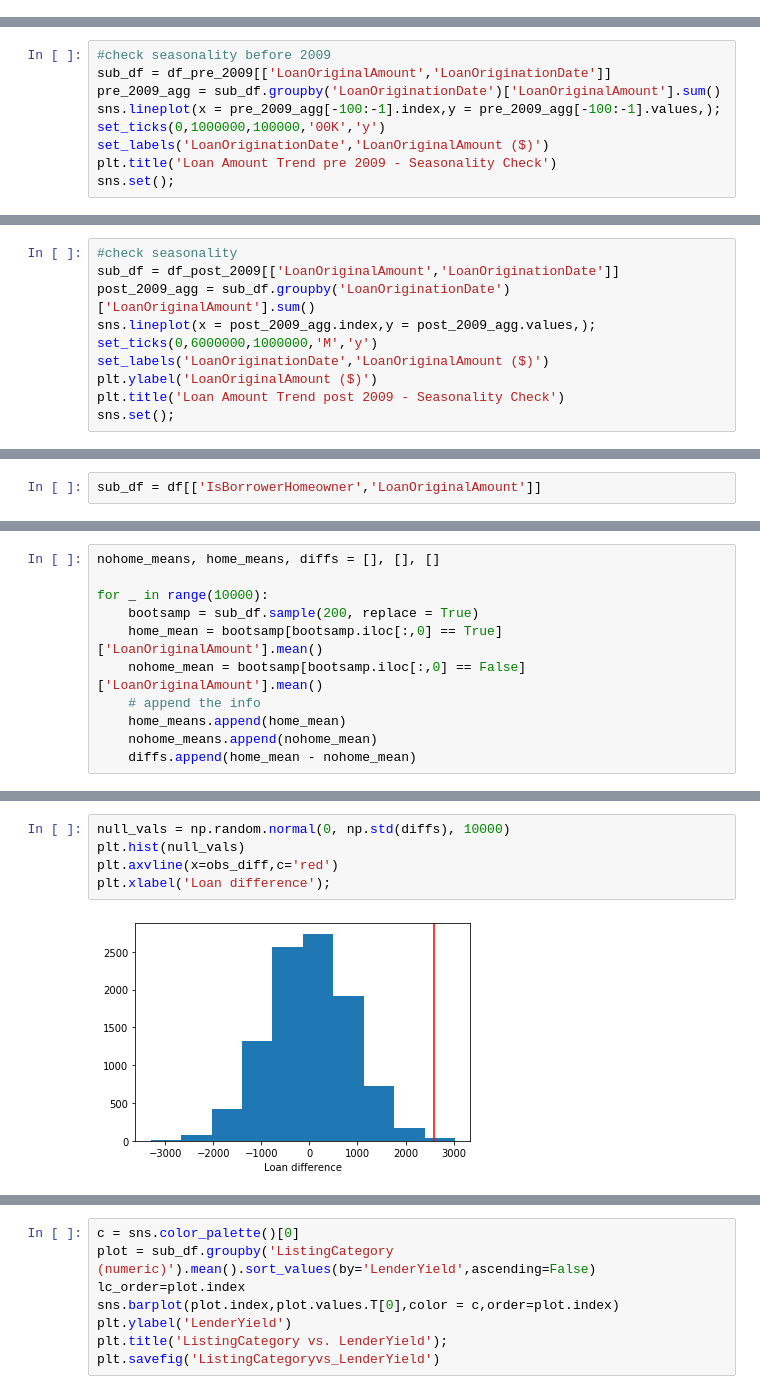
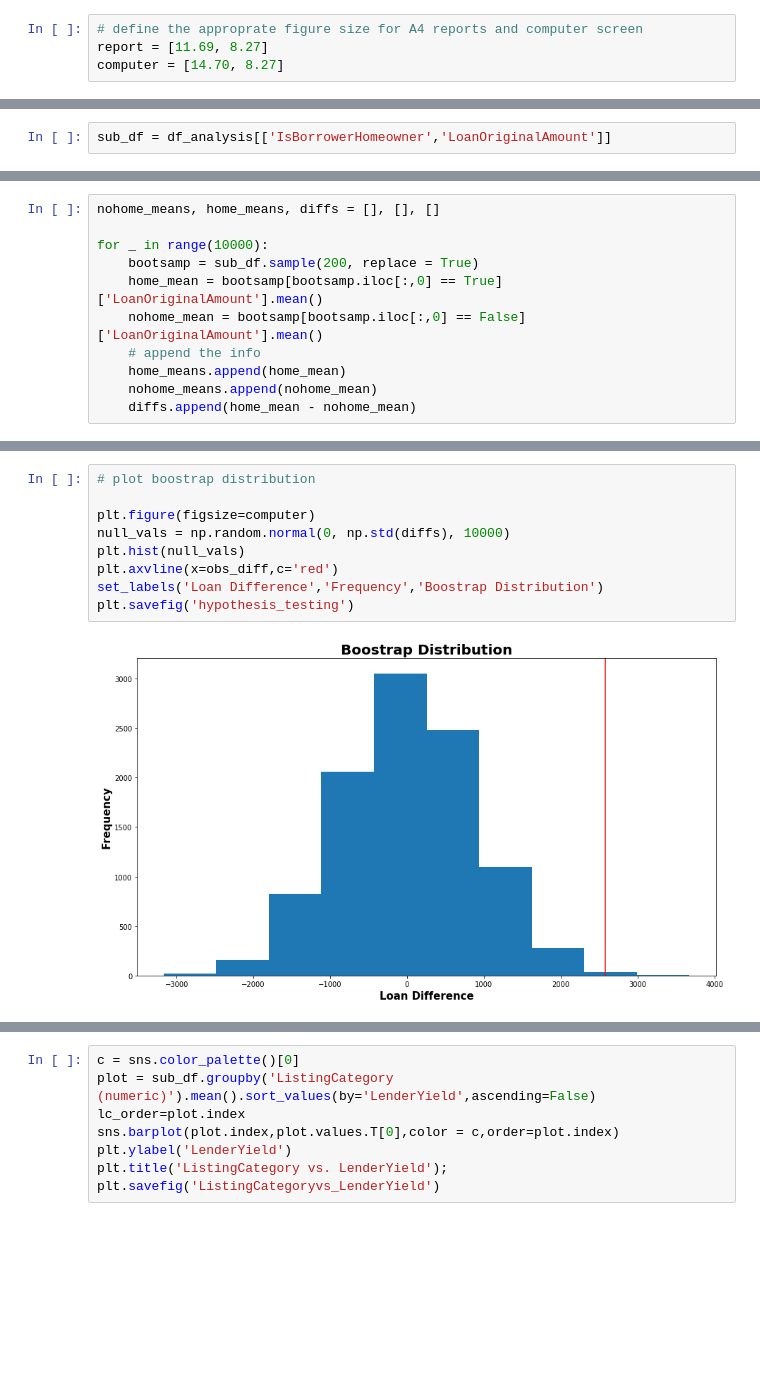
Before and after one commit to Jinning-beep/Udacity_data_analyst_projects, a Jupyter notebook: Project 5/exploratory_act.ipynb, the cells around one changed output, grey strips where cells are left out. Saved outputs shown, nothing was run; the diff lists cells and outputs as text; blank space fills up the shorter version.

```diff
--- a/Project 5/exploratory_act.ipynb
+++ b/Project 5/exploratory_act.ipynb
@@ -207,0 +240,4 @@ def set_labels(x_label,y_label,title=False):
+# %%
+# define the approprate figure size for A4 reports and computer screen
+report = [11.69, 8.27]
+computer = [14.70, 8.27]
@@ -302,9 +363,0 @@ df_post_2009 = df_analysis.query('LoanOriginationDate > datetime.date(2009, 12,
-# %%
-#check seasonality before 2009
-sub_df = df_pre_2009[['LoanOriginalAmount','LoanOriginationDate']]
-pre_2009_agg = sub_df.groupby('LoanOriginationDate')['LoanOriginalAmount'].sum()
-sns.lineplot(x = pre_2009_agg[-100:-1].index,y = pre_2009_agg[-100:-1].values,);
-set_ticks(0,1000000,100000,'00K','y')
-set_labels('LoanOriginationDate','LoanOriginalAmount ($)')
-plt.title('Loan Amount Trend pre 2009 - Seasonality Check')
-sns.set();
@@ -315,10 +363,0 @@ Seasonality: multiplicative
-# %%
-#check seasonality
-sub_df = df_post_2009[['LoanOriginalAmount','LoanOriginationDate']]
-post_2009_agg = sub_df.groupby('LoanOriginationDate')['LoanOriginalAmount'].sum()
-sns.lineplot(x = post_2009_agg.index,y = post_2009_agg.values,);
-set_ticks(0,6000000,1000000,'M','y')
-set_labels('LoanOriginationDate','LoanOriginalAmount ($)')
-plt.ylabel('LoanOriginalAmount ($)')
-plt.title('Loan Amount Trend post 2009 - Seasonality Check')
-sns.set();
@@ -394,5 +406,5 @@ Alternative hypothesis:  $\mu_0 \neq \mu_1$, or  $\mu_0-\mu_1 \neq 0$
 # %%
-sub_df = df[['IsBorrowerHomeowner','LoanOriginalAmount']]
+sub_df = df_analysis[['IsBorrowerHomeowner','LoanOriginalAmount']]
 # %%
 org_nohome_mean =sub_df[sub_df.iloc[:,0] == False]['LoanOriginalAmount'].mean()
 org_nohome_mean
@@ -434,10 +446,14 @@ std = np.std(diffs)
 # %%
+# plot boostrap distribution
+
+plt.figure(figsize=computer)
 null_vals = np.random.normal(0, np.std(diffs), 10000)
 plt.hist(null_vals)
 plt.axvline(x=obs_diff,c='red')
-plt.xlabel('Loan difference');
+set_labels('Loan Difference','Frequency','Boostrap Distribution')
+plt.savefig('hypothesis_testing')
 # %% [output]
-[figure, old version]
+[figure, new version]
 # %%
 null_vals = np.array(null_vals)
 p_val = (null_vals > obs_diff).mean()
```
Also changed, not shown: parts of 127 cells of this notebook.
